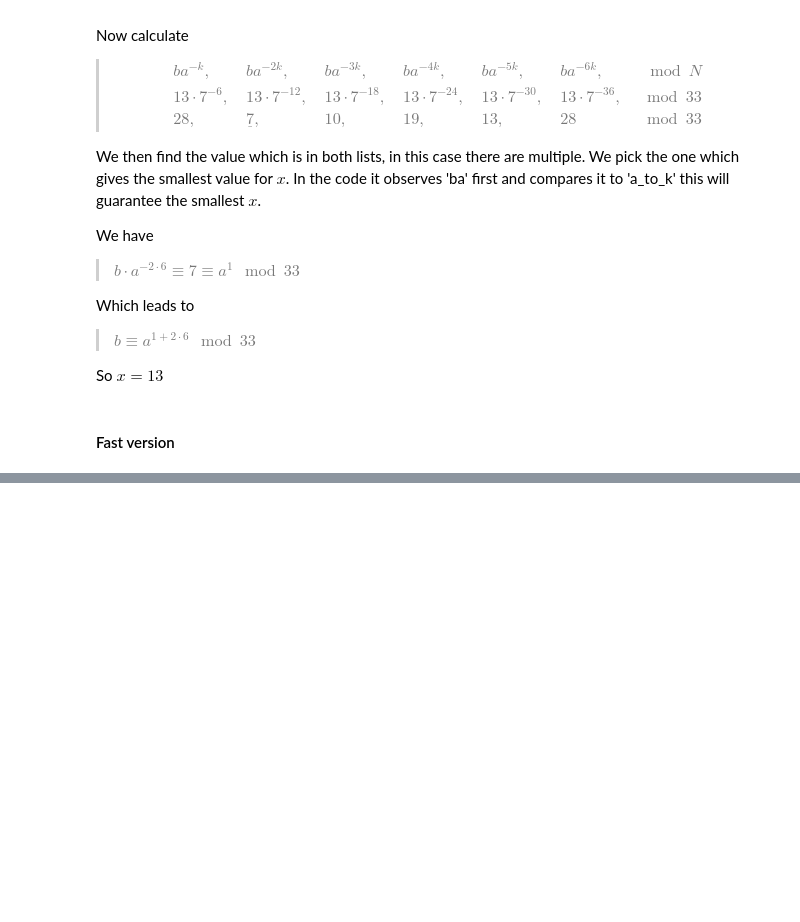
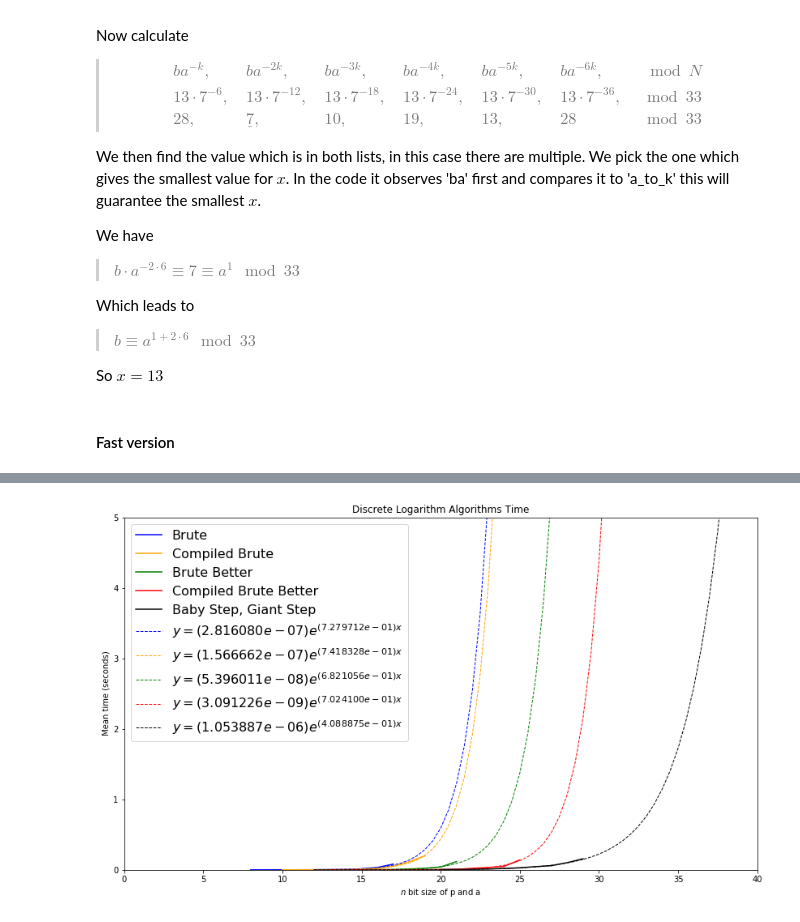
Before and after one commit to UOBMathTeam/CryptographyProject, a Jupyter notebook: Cryptography_Project.ipynb, the cells around one changed output, grey strips where cells are left out. Saved outputs shown, nothing was run; the diff lists cells and outputs as text; code cells hidden in the pictures; blank space fills up the shorter version.

```diff
--- a/Cryptography_Project.ipynb
+++ b/Cryptography_Project.ipynb
@@ -1545,0 +1771,63 @@ assert discrete_logarithm_step_fast(2,4,3) == -1
+# %%
+# Make plot
+plt.figure(figsize=(14, 8))
+# Plot data
+
+
+# The extrapolated curves
+
+
+# Plot data
+# Brute
+plt.plot(dl_brute_times['Mean time'], label='Brute', color='Blue')
+plt.plot(dl_brute_fast_times['Mean time'],
+         label='Compiled Brute', color='orange')
+plt.plot(dl_brute_better_times['Mean time'],
+         label='Brute Better', color='green')
+plt.plot(dl_brute_better_fast_times['Mean time'],
+         label='Compiled Brute Better', color='red')
+
+# Baby/Giant Steps
+plt.plot(dl_step_times['Mean time'],
+         label='Baby Step, Giant Step', color='black')
+
+# The extrapolated curves
+# Brute
+plt.plot(*get_prediction(dl_brute_times[MT], 12, 31), linewidth=1,
+         linestyle="--", color="blue",
+         label=r"$y = (%e) e^{(%e) x}$" % (get_prediction(dl_brute_times[MT], ab=True)))
+
+plt.plot(*get_prediction(dl_brute_fast_times[MT], 12, 31), linewidth=1,
+         linestyle="--", color="orange",
+         label=r"$y = (%e) e^{(%e) x}$" % (get_prediction(dl_brute_fast_times[MT], ab=True)))
+
+plt.plot(*get_prediction(dl_brute_better_times[MT], 12, 31), linewidth=1,
+         linestyle="--", color="green",
+         label=r"$y = (%e) e^{(%e) x}$" % (get_prediction(dl_brute_better_times[MT], ab=True)))
+
+plt.plot(*get_prediction(dl_brute_better_fast_times[MT], 12, 31), linewidth=1,
+         linestyle="--", color="red",
+         label=r"$y = (%e) e^{(%e) x}$" % (get_prediction(dl_brute_better_fast_times[MT],
+                                                          ab=True)))
+
+# Baby/Giant Steps
+plt.plot(*get_prediction(dl_step_times[MT], 12, 41), linewidth=1,
+         linestyle="--", color="black",
+         label=r"$y = (%e) e^{(%e) x}$" % (get_prediction(dl_step_times[MT], ab=True)))
+
+
+plt.ylim(0, 5)
+plt.xlim(0, 40)
+plt.legend(loc="upper left", prop={"size": 16})
+plt.xlabel(r"$n$ bit size of p and a")
+plt.ylabel(r" Mean time (seconds)")
+plt.title(r"Discrete Logarithm Algorithms Time")
+# plt.yscale('log')
+
+# Save the graph as an image
+plt.savefig('Discrete Logarithm Algorithms Time Graph')
+
+
+plt.show()
+# %% [output]
+[figure, added]
```
Also changed, not shown: parts of 56 cells of this notebook, 3 other files.
